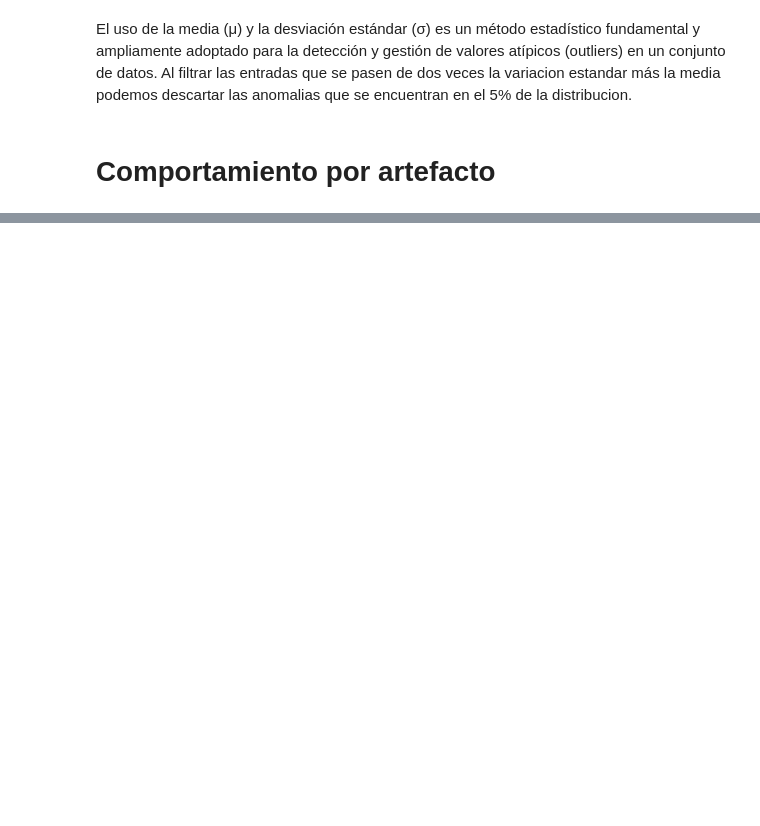
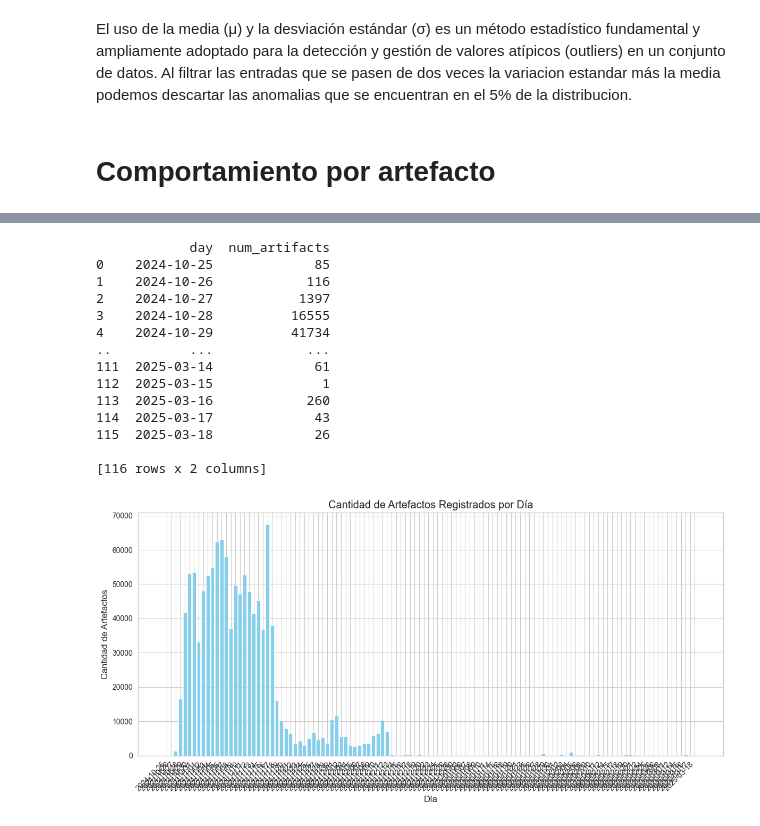
Before and after one commit to freddygl3/CienciaDatos, a Jupyter notebook: Fragateando2.ipynb, the cells around one changed output, grey strips where cells are left out. Cells and saved outputs as stored; diff of their text form; code cells hidden in the pictures; blank space fills up the shorter version.

Commit message:
Grafica de calendario

```diff
--- a/Fragateando2.ipynb
+++ b/Fragateando2.ipynb
@@ -435,0 +436,42 @@ plt.show()
+# %%
+import pandas as pd
+
+# Suponiendo que el DataFrame se llama 'df' y tiene las columnas 'date' y 'artifact'
+# --- PASO 1: Asegurarse de que la columna 'date' sea datetime y extraer la fecha
+droped_df['date'] = pd.to_datetime(droped_df['date'])
+droped_df['day'] = droped_df['date'].dt.date
+
+# --- PASO 2: Contar los artefactos por día
+artifacts_per_day = droped_df.groupby('day')['artifact'].count().reset_index()
+artifacts_per_day.rename(columns={'artifact': 'num_artifacts'}, inplace=True)
+
+# --- PASO 3: Mostrar el resultado
+print(artifacts_per_day)
+
+# Para un gráfico de barras simple (que es más fácil que un "calendar plot" sin bibliotecas especializadas)
+import matplotlib.pyplot as plt
+
+plt.figure(figsize=(12, 6))
+plt.bar(artifacts_per_day['day'].astype(str), artifacts_per_day['num_artifacts'], color='skyblue')
+plt.title('Cantidad de Artefactos Registrados por Día')
+plt.xlabel('Día')
+plt.ylabel('Cantidad de Artefactos')
+plt.xticks(rotation=45, ha='right')
+plt.tight_layout()
+plt.show()
+# %% [output]
+            day  num_artifacts
+0    2024-10-25             85
+1    2024-10-26            116
+2    2024-10-27           1397
+3    2024-10-28          16555
+4    2024-10-29          41734
+..          ...            ...
+111  2025-03-14             61
+112  2025-03-15              1
+113  2025-03-16            260
+114  2025-03-17             43
+115  2025-03-18             26
+
+[116 rows x 2 columns]
+[figure, added]
```
Also changed, not shown: parts of 5 cells of this notebook.
